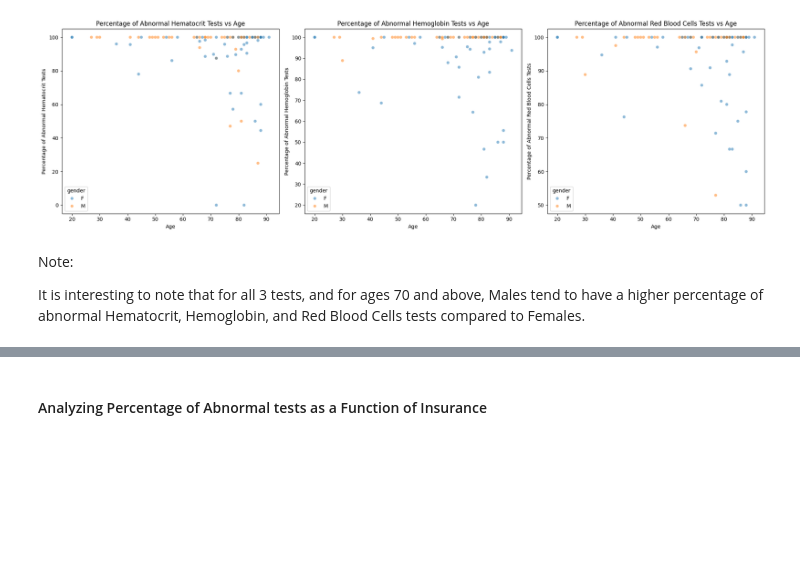
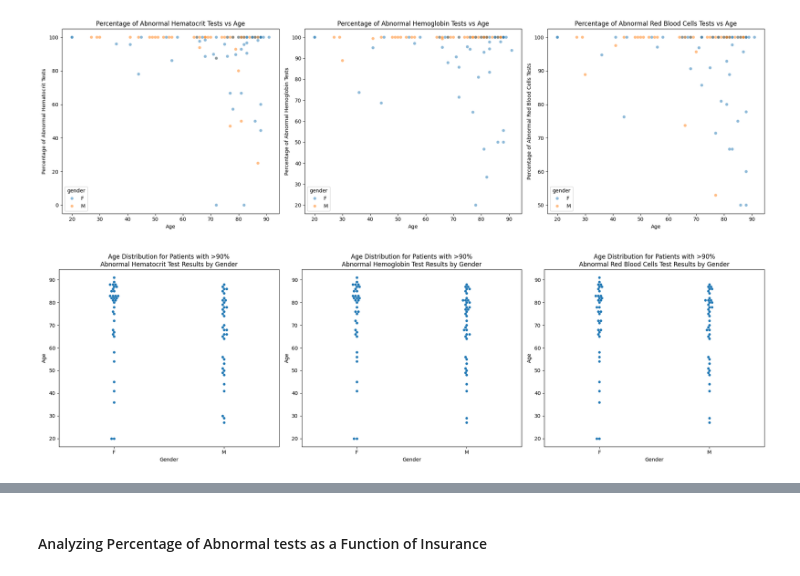
Before and after one commit to JaykumarPatel4802/ai-in-health, a Jupyter notebook: Homework/Assignment 2 - MIMIC Visualization/StoryTelling.ipynb, the cells around one changed output, grey strips where cells are left out. Cells and saved outputs as stored; diff of their text form; code cells hidden in the pictures; blank space fills up the shorter version.

```diff
--- a/Homework/Assignment 2 - MIMIC Visualization/StoryTelling.ipynb
+++ b/Homework/Assignment 2 - MIMIC Visualization/StoryTelling.ipynb
@@ -264,7 +264,3 @@ plt.tight_layout()
 plt.show()
 # %% [output]
 [figure]
-# %% [markdown]
-Note:
-
-It is interesting to note that for all 3 tests, and for ages 70 and above, Males tend to have a higher percentage of abnormal Hematocrit, Hemoglobin, and Red Blood Cells tests compared to Females.
@@ -272,0 +267,51 @@ patients_over_70 = patients[patients["age"] > 70]
+# %%
+# Analyze Age Distribution for Patients for which 90% or more of the tests were abnormal
+# Create a figure with 3 subplots
+fig, (ax1, ax2, ax3) = plt.subplots(1, 3, figsize=(20, 6))
+
+# Plot for Hematocrit
+sns.swarmplot(
+    data=patients[
+        (patients['total_hematocrit_tests'] > 0) &
+        (patients['hematocrit_abnormal_percentage'] > 90)
+    ],
+    x='gender',
+    y='age',
+    ax=ax1
+)
+ax1.set_title('Age Distribution for Patients with >90%\nAbnormal Hematocrit Test Results by Gender')
+ax1.set_xlabel('Gender')
+ax1.set_ylabel('Age')
+
+# Plot for Hemoglobin
+sns.swarmplot(
+    data=patients[
+        (patients['total_hemoglobin_tests'] > 0) &
+        (patients['hemoglobin_abnormal_percentage'] > 90)
+    ],
+    x='gender',
+    y='age',
+    ax=ax2
+)
+ax2.set_title('Age Distribution for Patients with >90%\nAbnormal Hemoglobin Test Results by Gender')
+ax2.set_xlabel('Gender')
+ax2.set_ylabel('Age')
+
+# Plot for Red Blood Cells
+sns.swarmplot(
+    data=patients[
+        (patients['total_red_blood_cells_tests'] > 0) &
+        (patients['red_blood_cells_abnormal_percentage'] > 90)
+    ],
+    x='gender',
+    y='age',
+    ax=ax3
+)
+ax3.set_title('Age Distribution for Patients with >90%\nAbnormal Red Blood Cells Test Results by Gender')
+ax3.set_xlabel('Gender')
+ax3.set_ylabel('Age')
+
+plt.tight_layout()
+plt.show()
+# %% [output]
+[figure, added]
```
Also changed, not shown: parts of 9 cells of this notebook.
